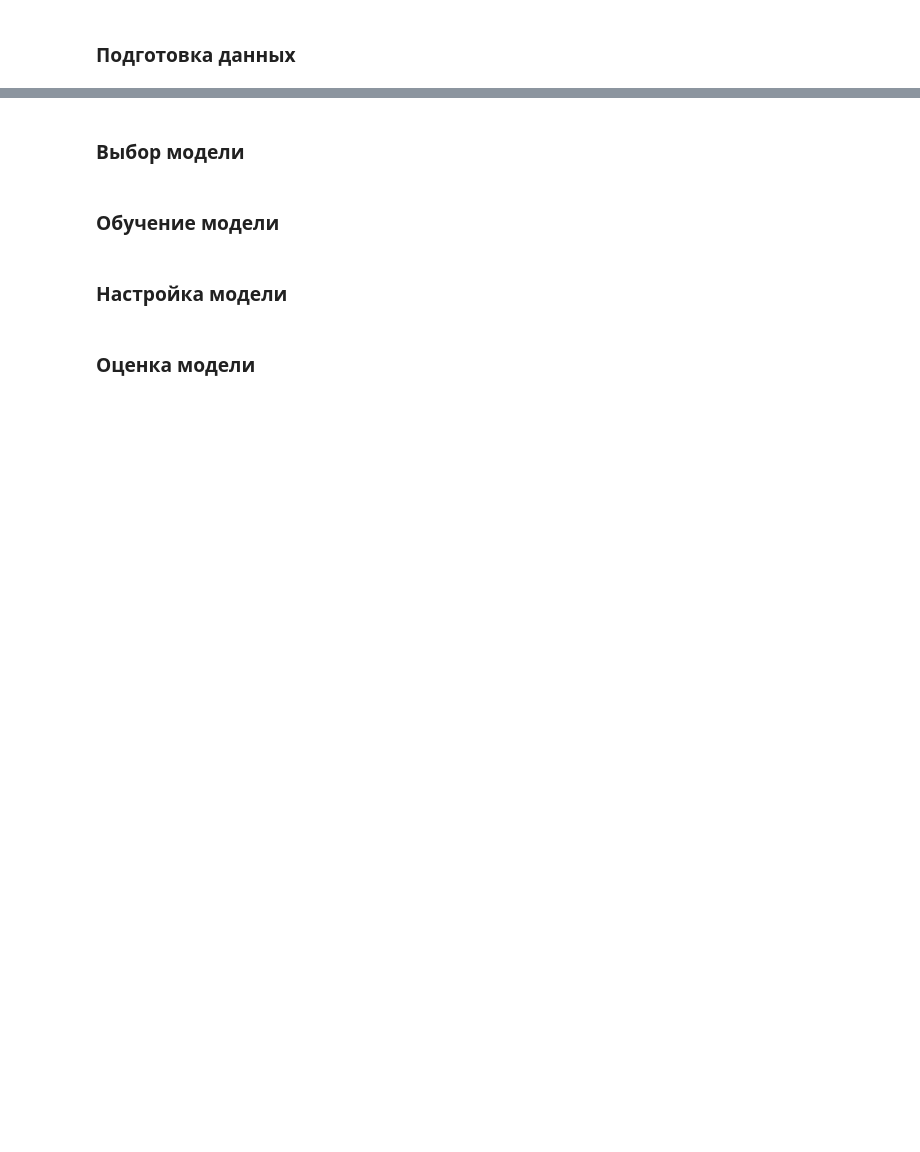
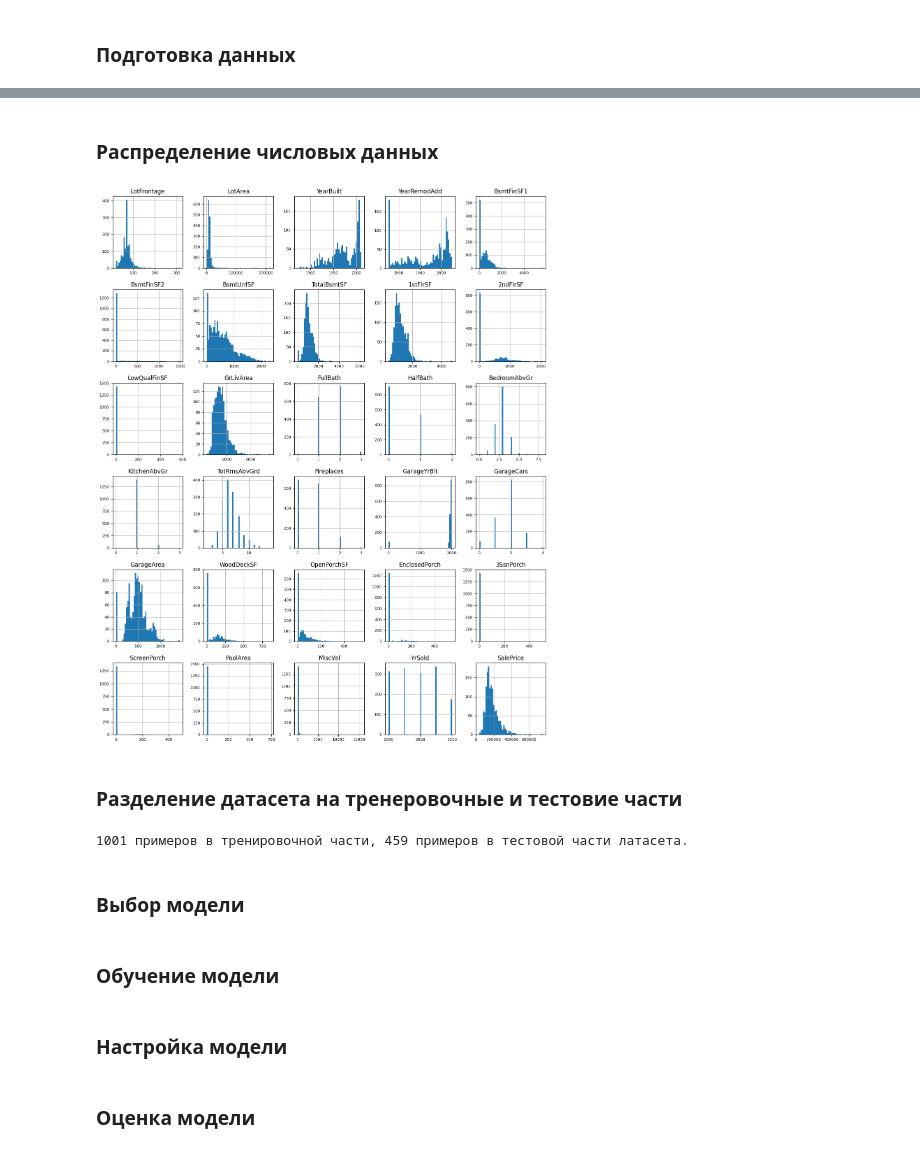
Before and after one commit to KhachKara/kaggle_projects, a Jupyter notebook: house-prices-advanced-regression-techniques/house-prices-advanced-regression-techniques_khach.ipynb, the cells around one changed output, grey strips where cells are left out. Cells and saved outputs as stored; diff of their text form; code cells hidden in the pictures; blank space fills up the shorter version.

```diff
--- a/house-prices-advanced-regression-techniques/house-prices-advanced-regression-techniques_khach.ipynb
+++ b/house-prices-advanced-regression-techniques/house-prices-advanced-regression-techniques_khach.ipynb
@@ -93,2 +225,27 @@ df_train_new.MasVnrType.fillna(marker, inplace=True)
+# %% [markdown]
+### Распределение числовых данных
+# %%
+df_num = df_train_new[num_cols]
+df_num.hist(figsize=(16, 20), bins=50, xlabelsize=8, ylabelsize=8);
+# %% [output]
+[figure, added]
+# %% [markdown]
+### Разделение датасета на тренеровочные и тестовие части
+# %%
+import numpy as np
+
+def split_dataset(dataset, test_ratio=0.30):
+    '''
+    на вход подается датасет
+    возвращает тренировочную 70% и тестовые 30% части датасета
+    '''
+    np.random.seed(42)  # Установка seed на значение 42
+    test_indices = np.random.rand(len(dataset)) < test_ratio
+    return dataset[~test_indices], dataset[test_indices]
+
+train_ds_pd, valid_ds_pd = split_dataset(df_train_new)
+print(f'{len(train_ds_pd)} примеров в тренировочной части, {len(valid_ds_pd)} примеров в тестовой части латасета.')
+# %% [output]
+1001 примеров в тренировочной части, 459 примеров в тестовой части латасета.
 # %% [markdown]
 ### Выбор модели
```
Also changed, not shown: parts of 27 cells of this notebook.
